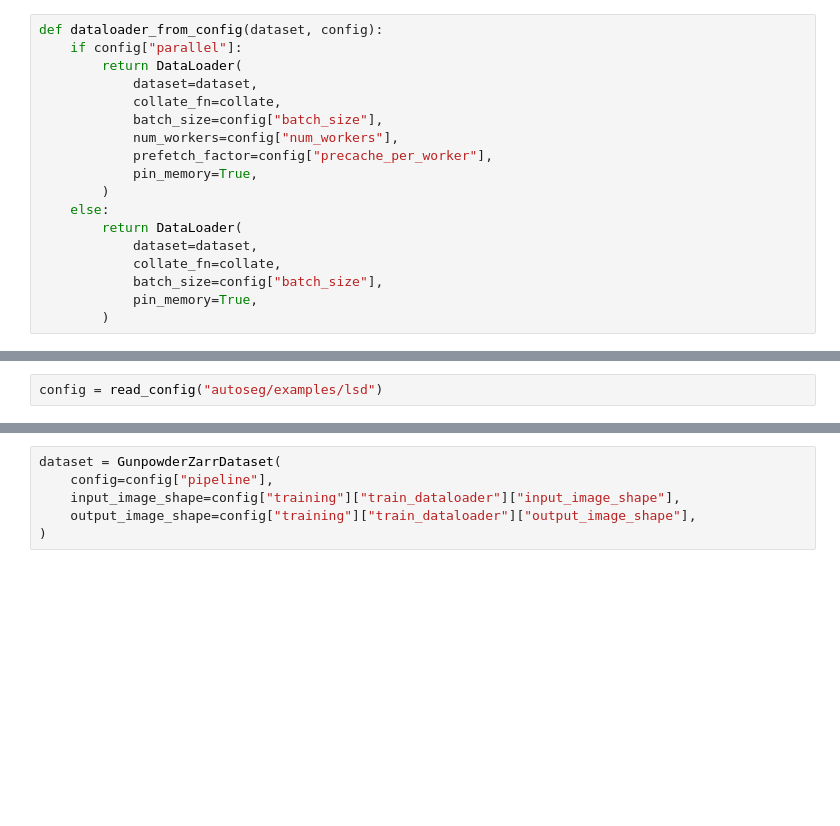
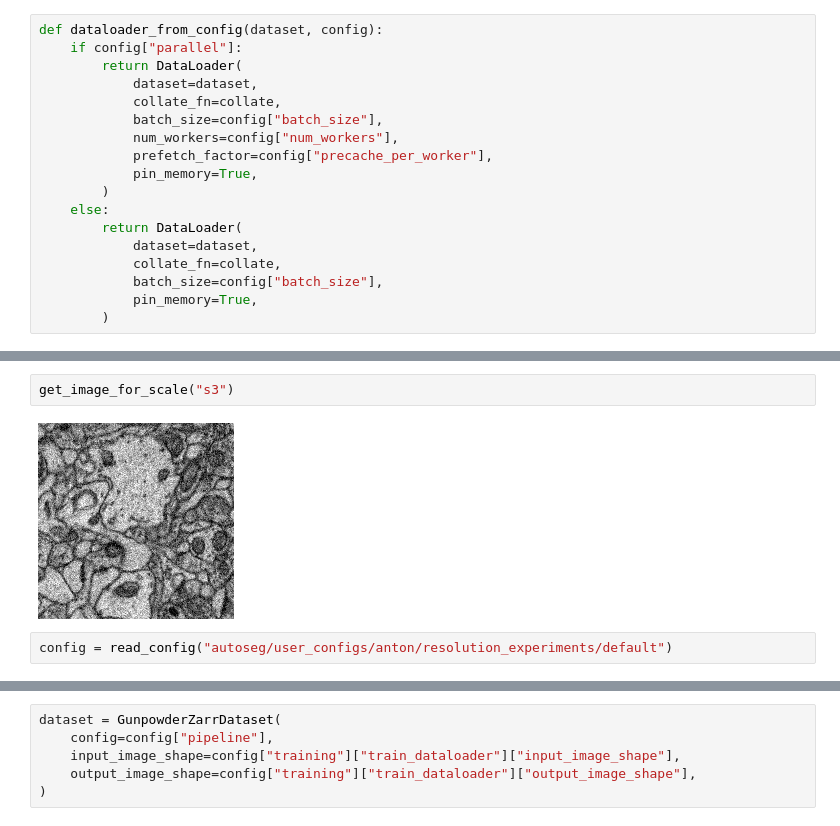
Before and after one commit to anforsm/autoseg, a Jupyter notebook: src/autoseg/dataloader.ipynb, the cells around one changed output, grey strips where cells are left out. Saved outputs shown, nothing was run; the diff lists cells and outputs as text; blank space fills up the shorter version.

```diff
--- a/src/autoseg/dataloader.ipynb
+++ b/src/autoseg/dataloader.ipynb
@@ -27,2 +62,6 @@ def dataloader_from_config(dataset, config):
+# %%
+get_image_for_scale("s3")
+# %% [output]
+[figure, added]
 # %%
-config = read_config("autoseg/examples/lsd")
+config = read_config("autoseg/user_configs/anton/resolution_experiments/default")
```
Also changed, not shown: parts of 12 cells of this notebook, 23 other files.
